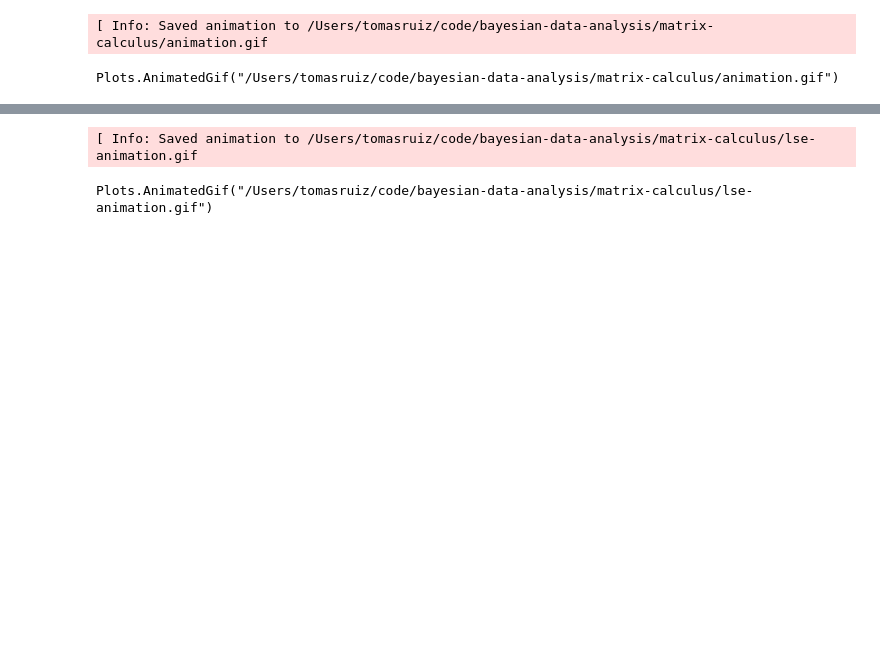
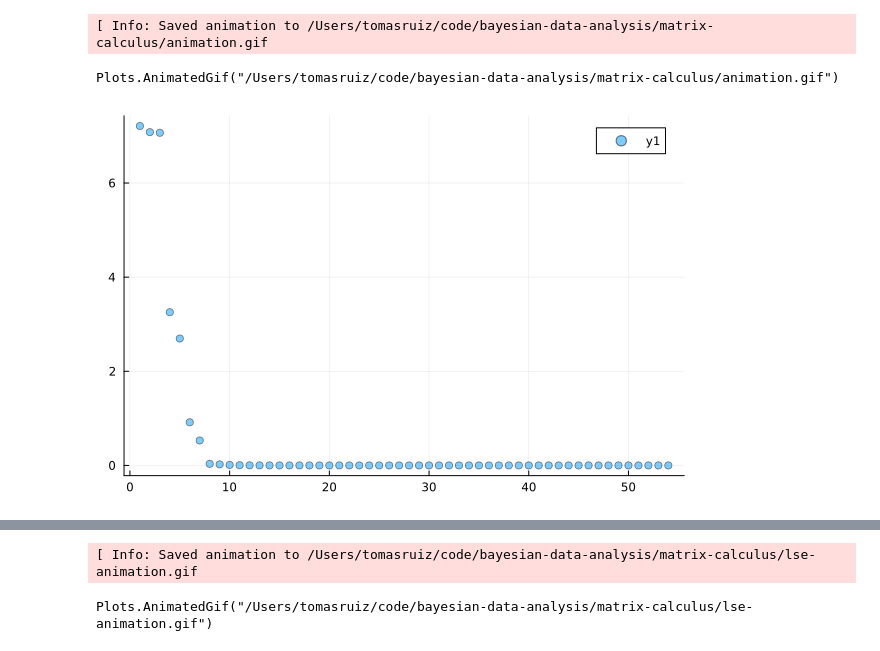
Before and after one commit to tomasruizt/Code-Along, a Jupyter notebook: matrix-calculus/Automatic Differentiation through a Linear System of Equations.ipynb, the cells around one changed output, grey strips where cells are left out. Drawn from its saved outputs; the diff is of its cells as text; code cells hidden in the pictures; blank space fills up the shorter version.

```diff
--- a/matrix-calculus/Automatic Differentiation through a Linear System of Equations.ipynb
+++ b/matrix-calculus/Automatic Differentiation through a Linear System of Equations.ipynb
@@ -289,3 +210,8 @@ animate_opt(xs[1:20:end, :], 15)
 # %% [output]
 [ Info: Saved animation to /Users/tomasruiz/code/bayesian-data-analysis/matrix-calculus/animation.gif
 Plots.AnimatedGif("/Users/tomasruiz/code/bayesian-data-analysis/matrix-calculus/animation.gif")
+# %%
+errors = [error(ps[i, :]) for i in 1:nrows(ps)]
+scatter(1:length(errors), errors, alpha=0.5)
+# %% [output]
+[figure, added]
```
Also changed, not shown: parts of 37 cells of this notebook, 3 other files.
